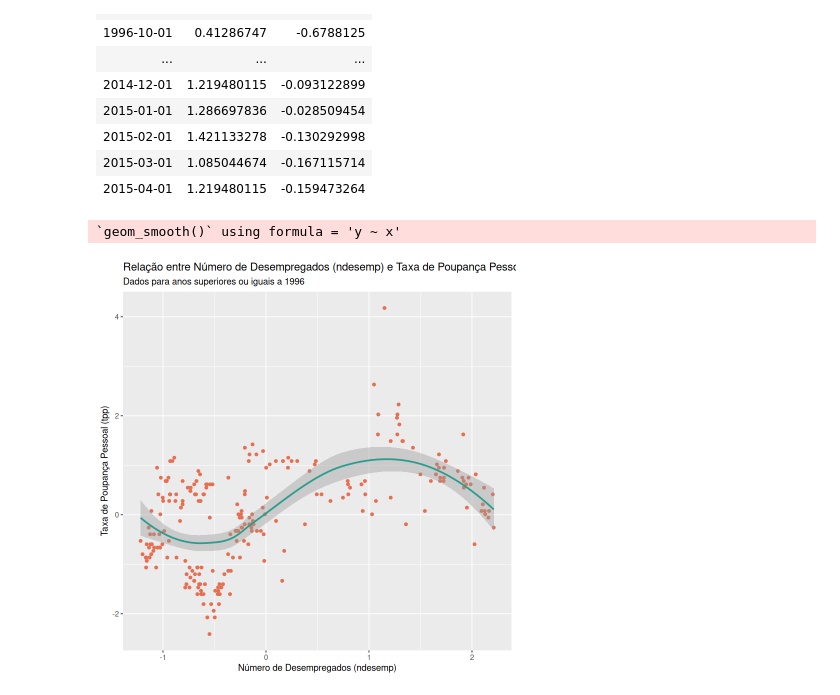
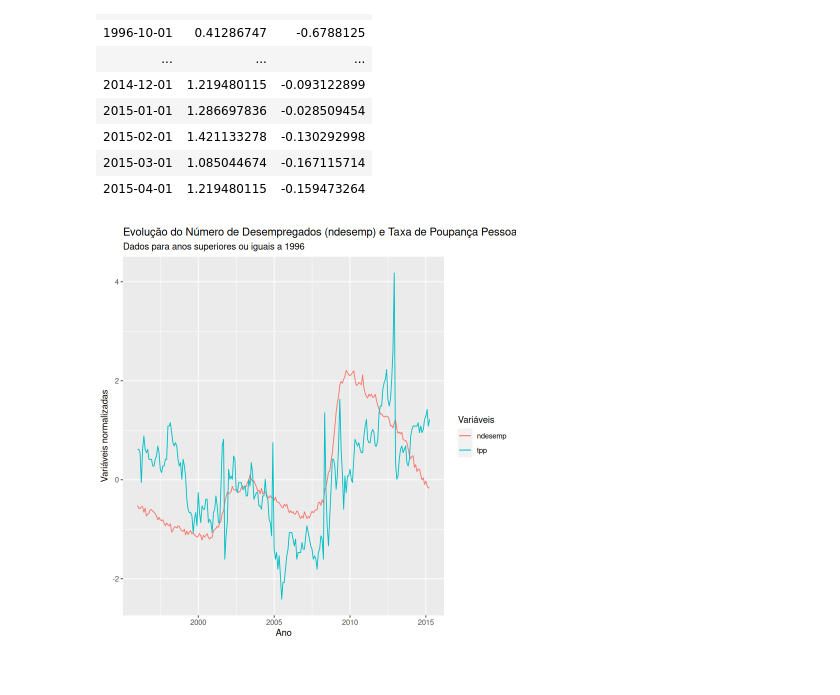
Before and after one commit to gocho1307/ComputationalProject-PE, a Jupyter notebook: ex01/ex01.ipynb, the cells around one changed output. Saved outputs shown, nothing was run; the diff lists cells and outputs as text; code cells hidden in the pictures.

```diff
--- a/ex01/ex01.ipynb
+++ b/ex01/ex01.ipynb
@@ -66,16 +66,14 @@ A data.frame: 232 × 3
 | 2015-03-01 | 1.085044674 | -0.167115714 |
 | 2015-04-01 | 1.219480115 | -0.159473264 |
 # %%
-df_filtered %>%
-  ggplot(aes(x = ndesemp, y = tpp)) +
-  geom_point(colour = "#e76f51") +
-  stat_smooth(method = loess, color = "#2a9d8f") +
-  ggtitle("Relação entre Número de Desempregados (ndesemp) e Taxa de Poupança Pessoal (tpp)") +
-  labs(subtitle = "Dados para anos superiores ou iguais a 1996") +
-  xlab("Número de Desempregados (ndesemp)") +
-  ylab("Taxa de Poupança Pessoal (tpp)")
+ggplot(df_filtered, aes(tempo)) +
+  geom_line(aes(y = ndesemp, colour = "ndesemp")) +
+  geom_line(aes(y = tpp, colour = "tpp")) +
+  xlab("Ano") +
+  ylab("Variáveis normalizadas") +
+  ggtitle("Evolução do Número de Desempregados (ndesemp) e Taxa de Poupança Pessoal (tpp)") +
+  labs(colour = "Variáveis", subtitle = "Dados para anos superiores ou iguais a 1996")
 # %% [output]
-`geom_smooth()` using formula = 'y ~ x'
-[figure, old version]
+[figure, new version]
 # %%
 ggsave("ex01.png", width = 20, height = 14.5, units = "cm")
```
Also changed, not shown: parts of 1 cell of this notebook, 19 other files.
